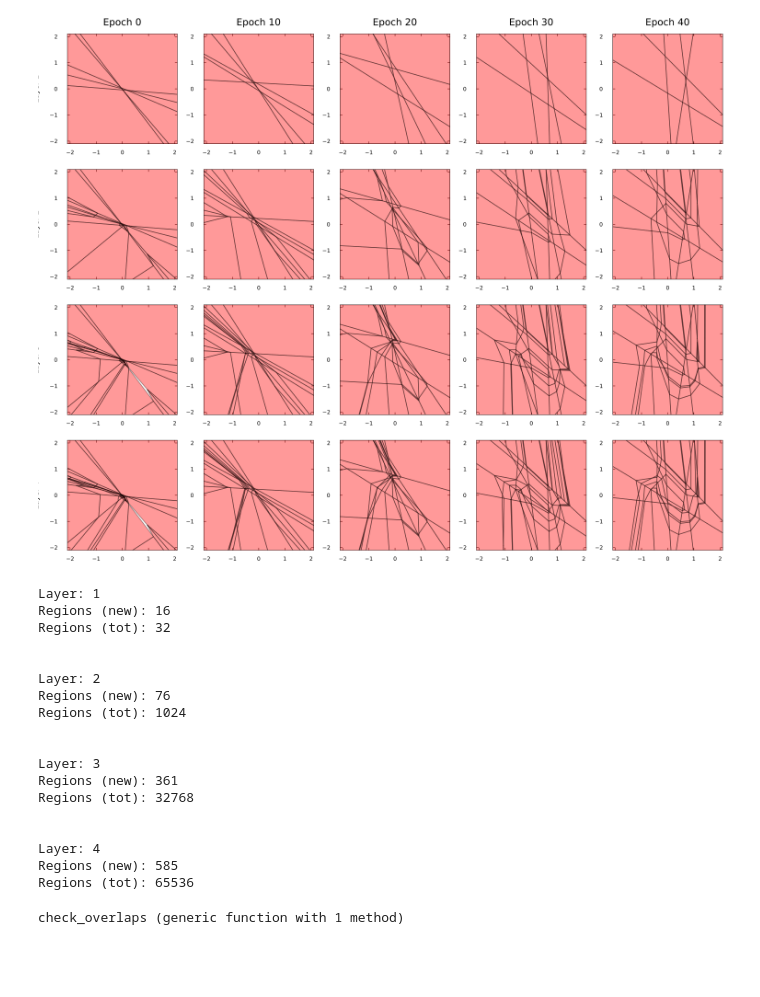
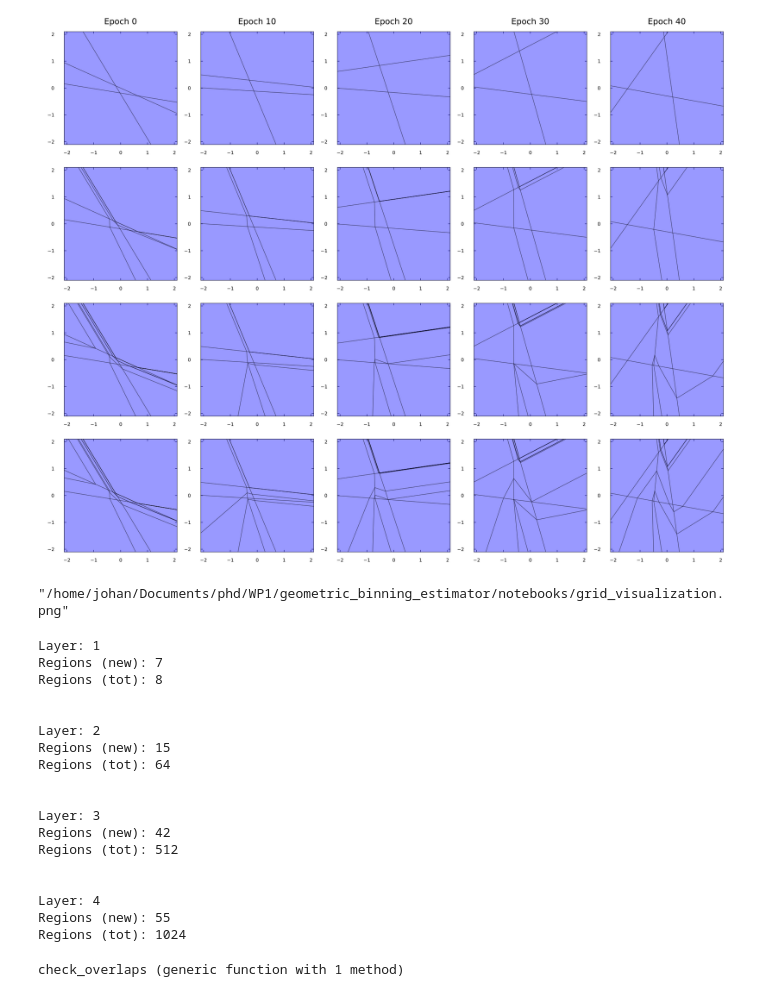
Before and after one commit to Johanmkr/WP1-Polyhedra, a Jupyter notebook: notebooks/test_julie.ipynb, the cells around one changed output. Saved outputs shown, nothing was run; the diff lists cells and outputs as text; code cells hidden in the pictures; blank space fills up the shorter version.

```diff
--- a/notebooks/test_julie.ipynb
+++ b/notebooks/test_julie.ipynb
@@ -128,7 +138,7 @@ using LinearAlgebra
 function get_bounded_polyhedron(region; bound=100)
     # Get the inequalities from your struct: Dlw * x <= glw
     # We explicitly copy them to ensure we don't mutate the tree
-    A, b = PolyhedraTree.get_path_inequalities(region)
+    A, b = Geobin.get_path_inequalities(region)
 
     # Dimensions
     dim = size(A, 2)
@@ -175,7 +185,7 @@ function plot_epoch_layer_grid(trees; bound=10)
 
     # Initialize a large plot object with subplots
     p = plot(layout = (num_layers, num_epochs),
-             size = (num_epochs * 300, num_layers * 300),
+             size = (num_epochs * 350, num_layers * 350),
              legend = false,
              framestyle = :box)
 
@@ -201,40 +211,41 @@ function plot_epoch_layer_grid(trees; bound=10)
                   ylims=(-bound, bound),
                   aspect_ratio=:equal,
                   grid=false)
 
             # Get regions and plot them
             # Note: Explicitly calling PolyhedraTree module if needed
-            regions = PolyhedraTree.get_regions_at_layer(tree, layer)
+            regions = Geobin.get_regions_at_layer(tree, layer)
 
             for region in regions
                 poly = get_bounded_polyhedron(region)
 
                 if !isnothing(poly)
                     # Plots.jl has a recipe for Polyhedra.
                     # It handles the triangulation/polygon creation automatically.
                     # Inside your plotting loop:
                     plot!(p[subplot_idx], poly,
                         # color = rand(RGB),
-                        color = "red",
+                        color = "blue",
                         alpha = 0.4,          # Lower alpha makes overlaps appear darker
                         linecolor = :black,
-                        linewidth = 1.5)      # Thicker lines show the partition structure better
+                        linewidth = 1)      # Thicker lines show the partition structure better
                                     end
             end
         end
     end
 
     return p
 end
 
 # Usage:
 plt = plot_epoch_layer_grid(trees, bound=2.1)
 display(plt)
-# savefig(plt, "grid_visualization.png")
+savefig(plt, "grid_visualization.png")
 # %% [output]
-[figure, old version]
+[figure, new version]
+"/home/johan/Documents/phd/WP1/geometric_binning_estimator/notebooks/grid_visualization.png"
 # %%
-hidden_sizes = [0,5,5,5,1]
+hidden_sizes = [0,3,3,3,1]
 
 # In Julia, cumsum works similarly but exponentiation is element-wise with .^
 n_theo_all = 2 .^ cumsum(hidden_sizes)
@@ -243,7 +254,7 @@ t0 = trees[30]
 
 for i in 1:t0.L
     # Julia is 1-indexed, so we access layer i directly
-    regions_in_layer = PolyhedraTree.get_regions_at_layer(t0, i)
+    regions_in_layer = get_regions_at_layer(t0, i)
     n_new = length(regions_in_layer)
 
     # Access the theoretical number. Note: hidden_sizes had a 0 at index 1,
@@ -254,22 +265,22 @@ for i in 1:t0.L
 end
 # %% [output]
 Layer: 1
-Regions (new): 16
-Regions (tot): 32
+Regions (new): 7
+Regions (tot): 8
 
 
 Layer: 2
-Regions (new): 76
-Regions (tot): 1024
+Regions (new): 15
+Regions (tot): 64
 
 
 Layer: 3
-Regions (new): 361
-Regions (tot): 32768
+Regions (new): 42
+Regions (tot): 512
 
 
 Layer: 4
-Regions (new): 585
-Regions (tot): 65536
+Regions (new): 55
+Regions (tot): 1024
 # %%
 using LinearAlgebra
```
Also changed, not shown: parts of 13 cells of this notebook, 12 other files.
